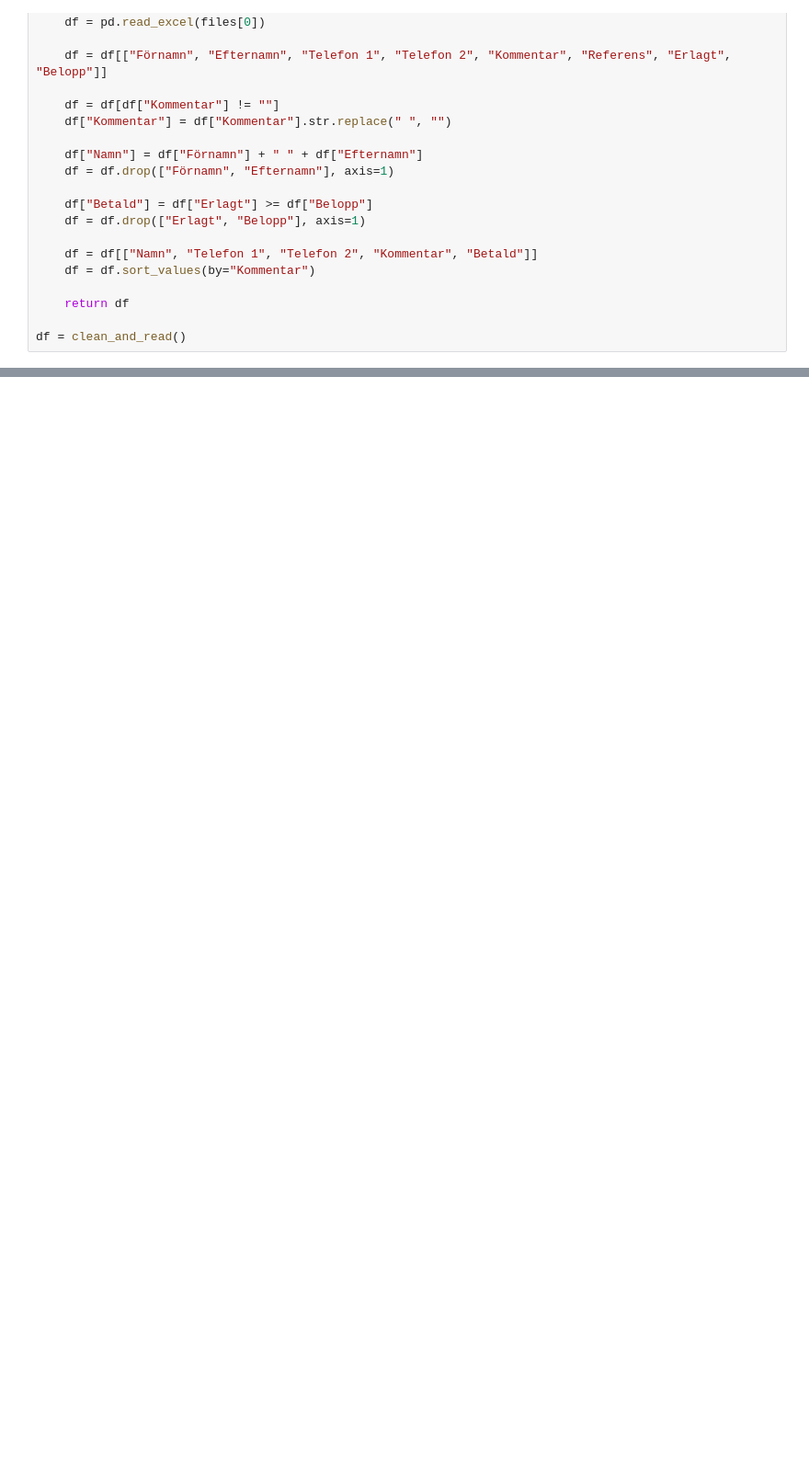
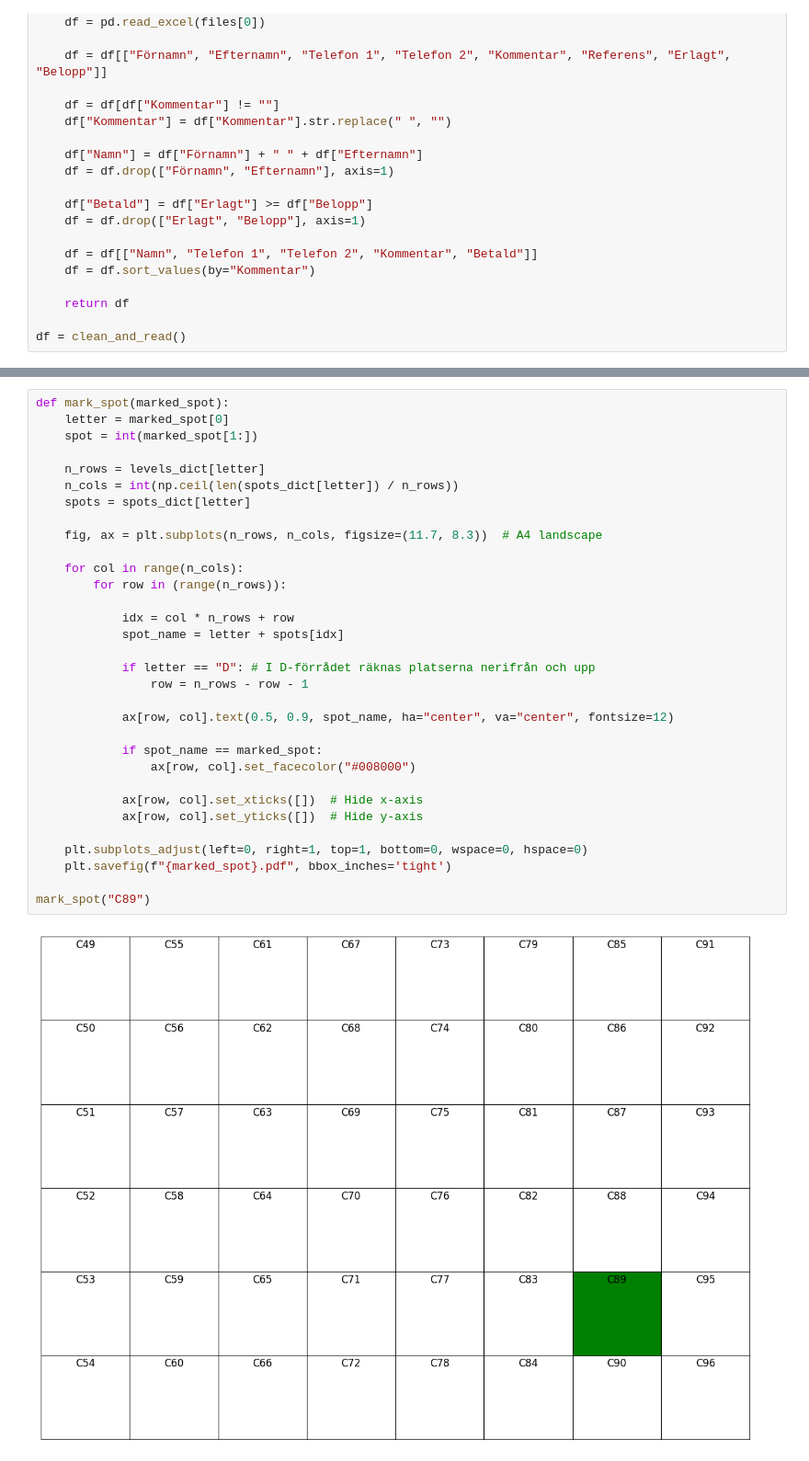
Before and after one commit to ermas3/Kanotplats-Admin, a Jupyter notebook: kanotplatser.ipynb, the cells around one changed output, grey strips where cells are left out. Shown: that part at 92% size. Cells and saved outputs as stored; diff of their text form; blank space fills up the shorter version.

```diff
--- a/kanotplatser.ipynb
+++ b/kanotplatser.ipynb
@@ -80,0 +81,34 @@ full_summary(df)
+# %%
+def mark_spot(marked_spot):
+    letter = marked_spot[0]
+    spot = int(marked_spot[1:])
+
+    n_rows = levels_dict[letter]
+    n_cols = int(np.ceil(len(spots_dict[letter]) / n_rows))
+    spots = spots_dict[letter]
+
+    fig, ax = plt.subplots(n_rows, n_cols, figsize=(11.7, 8.3))  # A4 landscape
+
+    for col in range(n_cols):
+        for row in (range(n_rows)):
+
+            idx = col * n_rows + row
+            spot_name = letter + spots[idx]
+
+            if letter == "D": # I D-förrådet räknas platserna nerifrån och upp
+                row = n_rows - row - 1
+
+            ax[row, col].text(0.5, 0.9, spot_name, ha="center", va="center", fontsize=12)
+
+            if spot_name == marked_spot:
+                ax[row, col].set_facecolor("#008000")
+
+            ax[row, col].set_xticks([])  # Hide x-axis
+            ax[row, col].set_yticks([])  # Hide y-axis
+
+    plt.subplots_adjust(left=0, right=1, top=1, bottom=0, wspace=0, hspace=0)
+    plt.savefig(f"{marked_spot}.pdf", bbox_inches='tight')
+
+mark_spot("C89")
+# %% [output]
+[figure, added]
```
Also changed, not shown: parts of 1 cell of this notebook, 10 other files.
